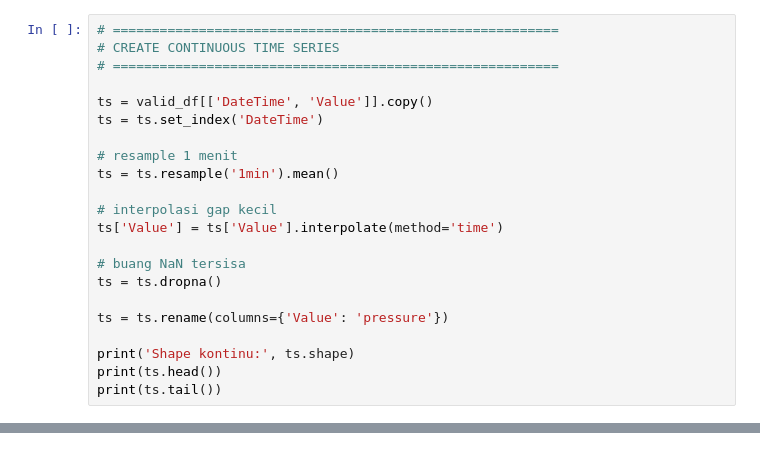
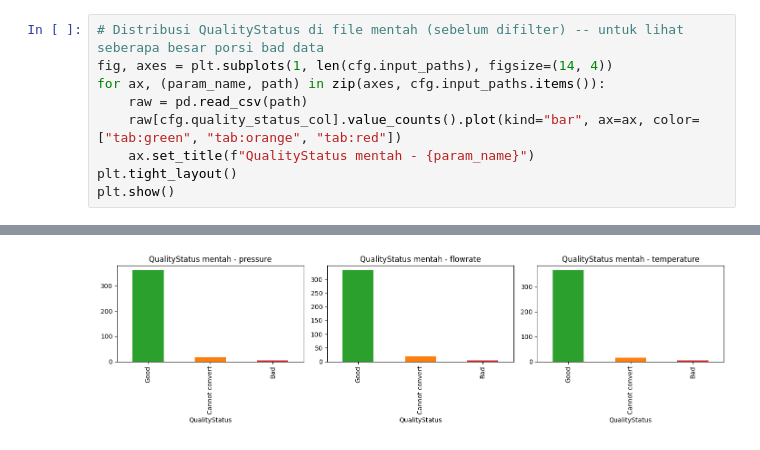
Before and after one commit to Integrated-Monitoring-System/IMS-Model-Forecasting, a Jupyter notebook: N-BeatsX/preproc.ipynb, the cells around one changed output, grey strips where cells are left out. Drawn from its saved outputs; the diff is of its cells as text.

```diff
--- a/N-BeatsX/preproc.ipynb
+++ b/N-BeatsX/preproc.ipynb
@@ -97,23 +136,10 @@ Data terhapus         : 890
 # %%
-# =========================================================
-# CREATE CONTINUOUS TIME SERIES
-# =========================================================
-
-ts = valid_df[['DateTime', 'Value']].copy()
-ts = ts.set_index('DateTime')
-
-# resample 1 menit
-ts = ts.resample('1min').mean()
-
-# interpolasi gap kecil
-ts['Value'] = ts['Value'].interpolate(method='time')
-
-# buang NaN tersisa
-ts = ts.dropna()
-
-ts = ts.rename(columns={'Value': 'pressure'})
-
-print('Shape kontinu:', ts.shape)
-print(ts.head())
-print(ts.tail())
+# Distribusi QualityStatus di file mentah (sebelum difilter) -- untuk lihat seberapa besar porsi bad data
+fig, axes = plt.subplots(1, len(cfg.input_paths), figsize=(14, 4))
+for ax, (param_name, path) in zip(axes, cfg.input_paths.items()):
+    raw = pd.read_csv(path)
+    raw[cfg.quality_status_col].value_counts().plot(kind="bar", ax=ax, color=["tab:green", "tab:orange", "tab:red"])
+    ax.set_title(f"QualityStatus mentah - {param_name}")
+plt.tight_layout()
+plt.show()
 # %% [output]
@@ -135 +146,2 @@ DateTime
+[figure, added]
 # %%
```
Also changed, not shown: parts of 20 cells of this notebook, 3 other files.
